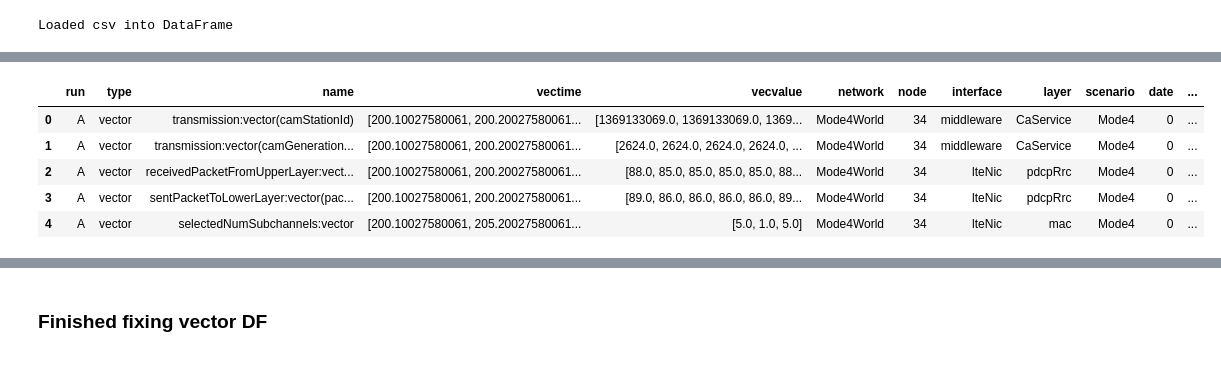
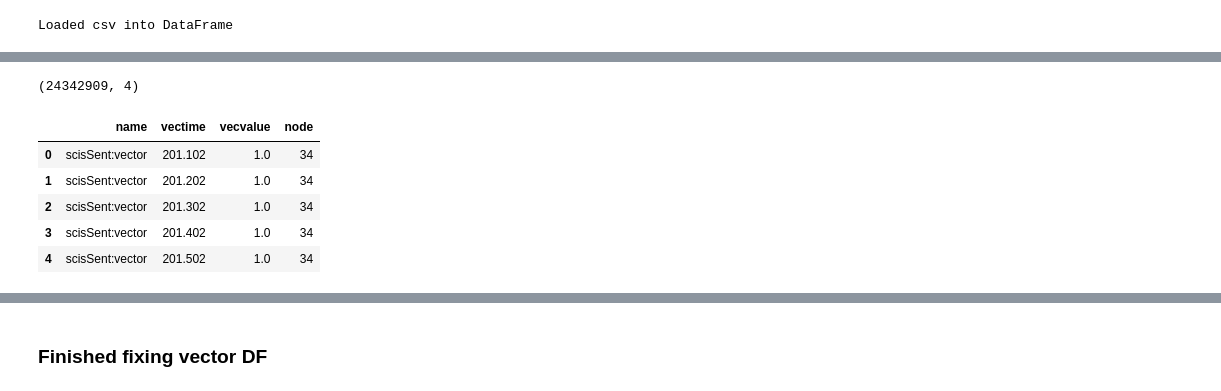
Before and after one commit to brianmc95/results-analysis, a Jupyter notebook: jupyter-notebooks/vector_fixes.ipynb, the cells around one changed output, grey strips where cells are left out. Cells and saved outputs as stored; diff of their text form; code cells hidden in the pictures.

Commit message:
Chnages to how we decode vector files

```diff
--- a/jupyter-notebooks/vector_fixes.ipynb
+++ b/jupyter-notebooks/vector_fixes.ipynb
@@ -124,0 +158,5 @@ Beyond this is where fixes are made and we redesign our function for fixing them
+# %%
+lst_col = "vectime"
+test = pd.DataFrame({
+    col:np.repeat(rows_we_want[col].values, rows_we_want[lst_col].str.len())
+    for col in rows_we_want.columns.difference([lst_col])}).assign(**{lst_col:np.concatenate(rows_we_want[lst_col].values)})[rows_we_want.columns.tolist()]
@@ -125,9 +165,22 @@ Beyond this is where fixes are made and we redesign our function for fixing them
+# %%
+lst_col = "vecvalue"
+testB = pd.DataFrame({
+    col:np.repeat(rows_we_want[col].values, rows_we_want[lst_col].str.len())
+    for col in rows_we_want.columns.difference([lst_col])}).assign(**{lst_col:np.concatenate(rows_we_want[lst_col].values)})[rows_we_want.columns.tolist()]
+# %%
+testB["vectime"] = test["vectime"]
+# %%
+node_include_df = testB
+# %%
+node_include_df.shape
+# %% [output]
+(24342909, 4)
 # %%
-vector_df.head()
+node_include_df.head()
 # %% [output]
-|  | run | type | name | vectime | vecvalue | network | node | interface | layer | scenario | date | ... |
-| 0 | A | vector | transmission:vector(camStationId) | [200.10027580061, 200.20027580061... | [1369133069.0, 1369133069.0, 1369... | Mode4World | 34 | middleware | CaService | Mode4 | 0 | ... |
-| 1 | A | vector | transmission:vector(camGeneration... | [200.10027580061, 200.20027580061... | [2624.0, 2624.0, 2624.0, 2624.0, ... | Mode4World | 34 | middleware | CaService | Mode4 | 0 | ... |
-| 2 | A | vector | receivedPacketFromUpperLayer:vect... | [200.10027580061, 200.20027580061... | [88.0, 85.0, 85.0, 85.0, 85.0, 88... | Mode4World | 34 | lteNic | pdcpRrc | Mode4 | 0 | ... |
-| 3 | A | vector | sentPacketToLowerLayer:vector(pac... | [200.10027580061, 200.20027580061... | [89.0, 86.0, 86.0, 86.0, 86.0, 89... | Mode4World | 34 | lteNic | pdcpRrc | Mode4 | 0 | ... |
-| 4 | A | vector | selectedNumSubchannels:vector | [200.10027580061, 205.20027580061... | [5.0, 1.0, 5.0] | Mode4World | 34 | lteNic | mac | Mode4 | 0 | ... |
+|  | name | vectime | vecvalue | node |
+| 0 | scisSent:vector | 201.102 | 1.0 | 34 |
+| 1 | scisSent:vector | 201.202 | 1.0 | 34 |
+| 2 | scisSent:vector | 201.302 | 1.0 | 34 |
+| 3 | scisSent:vector | 201.402 | 1.0 | 34 |
+| 4 | scisSent:vector | 201.502 | 1.0 | 34 |
```
Also changed, not shown: parts of 30 cells of this notebook, 3 other files.
